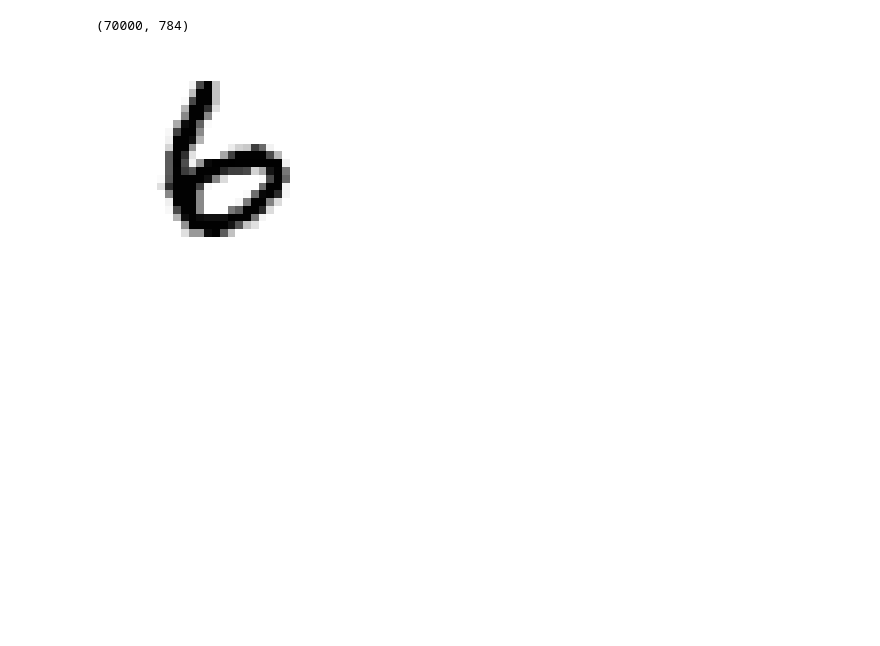
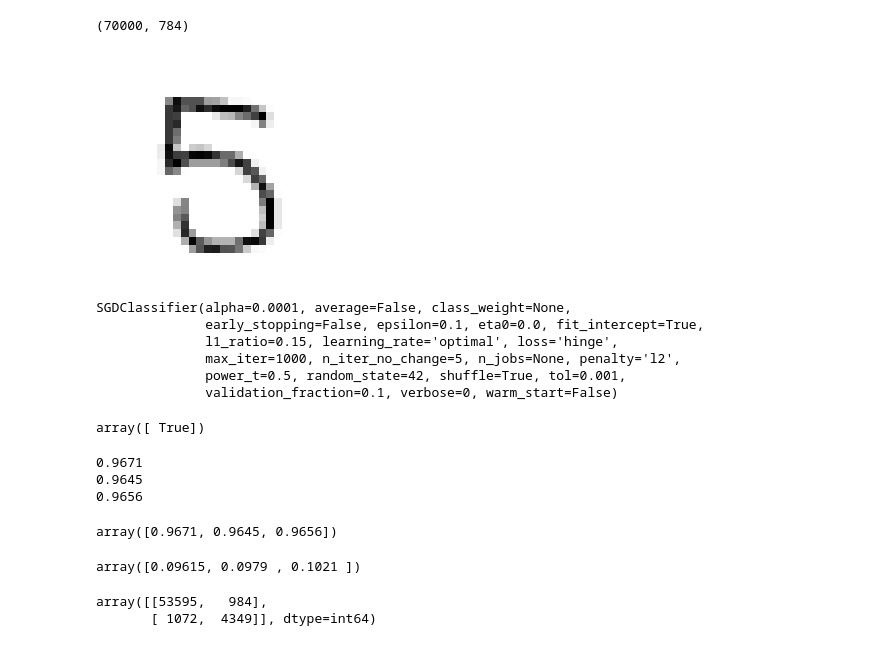
Before and after one commit to captcha-sandbox/ml-practice, a Jupyter notebook: MNIST Classification.ipynb, the cells around one changed output. Cells and saved outputs as stored; diff of their text form; code cells hidden in the pictures; blank space fills up the shorter version.

Commit message:
binary classification

```diff
--- a/MNIST Classification.ipynb
+++ b/MNIST Classification.ipynb
@@ -11,15 +11,15 @@ X.shape
 # %%
 %matplotlib inline
 import matplotlib
 import matplotlib.pyplot as plt
 
-some_digit = X[14400]
+some_digit = X[30020]
 some_digit_image = some_digit.reshape(28, 28)
 
 plt.imshow(some_digit_image, cmap=matplotlib.cm.binary, interpolation="nearest")
 plt.axis("off")
 plt.show()
 # %% [output]
-[figure, old version]
+[figure, new version]
 # %%
 X_train, X_test, y_train, y_test = X[:60000], X[60000:], y[:60000], y[60000:]
@@ -25,0 +29,76 @@ X_train, X_test, y_train, y_test = X[:60000], X[60000:], y[:60000], y[60000:]
+# %%
+# Binary Classification
+
+y_train_5 = (y_train == 5)
+y_test_5 = (y_test == 5)
+
+from sklearn.linear_model import SGDClassifier
+
+sgd_clf = SGDClassifier(random_state=42)
+sgd_clf.fit(X_train, y_train_5)
+# %% [output]
+SGDClassifier(alpha=0.0001, average=False, class_weight=None,
+              early_stopping=False, epsilon=0.1, eta0=0.0, fit_intercept=True,
+              l1_ratio=0.15, learning_rate='optimal', loss='hinge',
+              max_iter=1000, n_iter_no_change=5, n_jobs=None, penalty='l2',
+              power_t=0.5, random_state=42, shuffle=True, tol=0.001,
+              validation_fraction=0.1, verbose=0, warm_start=False)
+# %%
+sgd_clf.predict([some_digit])
+# %% [output]
+array([ True])
+# %%
+# measuring model performance using accuracy with cross validation
+
+from sklearn.model_selection import StratifiedKFold
+from sklearn.base import clone
+
+skfolds = StratifiedKFold(n_splits=3, random_state=42)
+
+for train_index, test_index in skfolds.split(X_train, y_train_5):
+    clone_clf = clone(sgd_clf)
+    X_train_folds = X_train[train_index]
+    y_train_folds = (y_train_5[train_index])
+    X_test_folds = X_train[test_index]
+    y_test_folds = (y_train_5[test_index])
+
+    clone_clf.fit(X_train_folds, y_train_folds)
+    y_pred = clone_clf.predict(X_test_folds)
+    n_correct = sum(y_pred == y_test_folds)
+    print(n_correct / len(y_pred))
+# %% [output]
+0.9671
+0.9645
+0.9656
+# %%
+from sklearn.model_selection import cross_val_score
+
+cross_val_score(sgd_clf, X_train, y_train_5, cv=3, scoring="accuracy")
+# %% [output]
+array([0.9671, 0.9645, 0.9656])
+# %%
+from sklearn.base import BaseEstimator
+
+class Never5Classifier(BaseEstimator):
+    def fit(self, X, y=None):
+        pass
+    def predict(self, X):
+        return np.zeros((len(X), 1), dtype="bool")
+
+never_5_clf = Never5Classifier()
+cross_val_score(never_5_clf, X_train, y_train, cv=3, scoring="accuracy")
+# %% [output]
+array([0.09615, 0.0979 , 0.1021 ])
+# %%
+# measuring model performance using confusion matrix
+
+from sklearn.model_selection import cross_val_predict
+
+y_train_pred = cross_val_predict(sgd_clf, X_train, y_train_5, cv=3)
+
+from sklearn.metrics import confusion_matrix
+
+confusion_matrix(y_train_5, y_train_pred)
+# %% [output]
+array([[53595,   984],
+       [ 1072,  4349]], dtype=int64)
```
Also changed, not shown: parts of 11 cells of this notebook, 1 other file.
